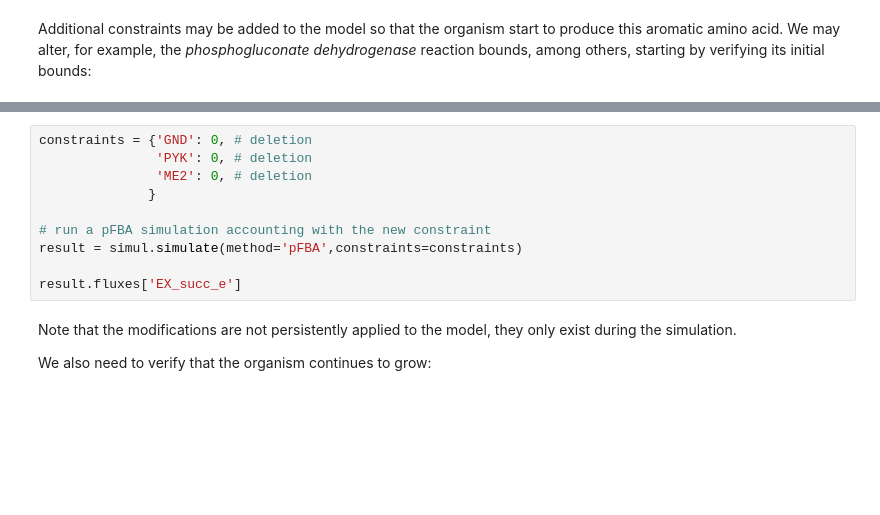
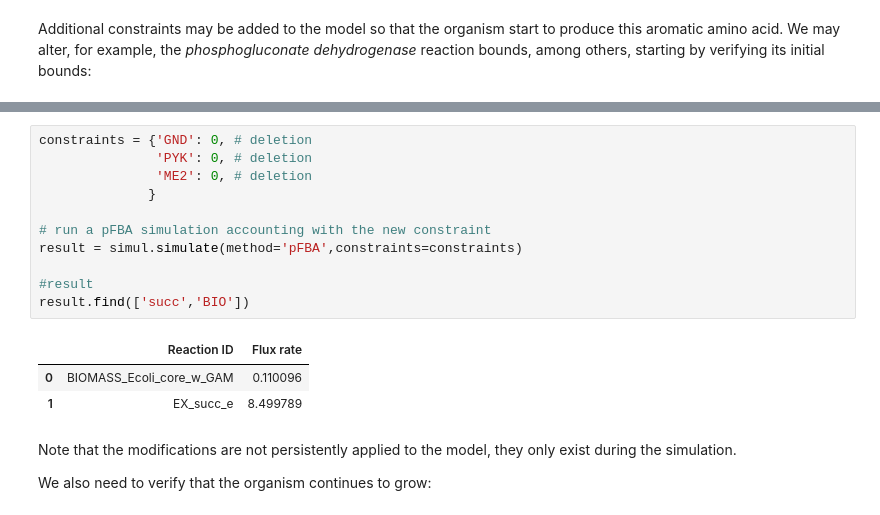
Before and after one commit to BioSystemsUM/s2m2, a Jupyter notebook: mewpy_tutorial/s2m2 - hands-on mewpy - exercise 8.ipynb, the cells around one changed output, grey strips where cells are left out. Saved outputs shown, nothing was run; the diff lists cells and outputs as text; blank space fills up the shorter version.

```diff
--- a/mewpy_tutorial/s2m2 - hands-on mewpy - exercise 8.ipynb
+++ b/mewpy_tutorial/s2m2 - hands-on mewpy - exercise 8.ipynb
@@ -140,13 +304,18 @@ simul.get_reaction_bounds('GND')
 # %%
 constraints = {'GND': 0, # deletion
                'PYK': 0, # deletion
                'ME2': 0, # deletion
               }
 
 # run a pFBA simulation accounting with the new constraint
 result = simul.simulate(method='pFBA',constraints=constraints)
 
-result.fluxes['EX_succ_e']
+#result
+result.find(['succ','BIO'])
+# %% [output]
+|  | Reaction ID | Flux rate |
+| 0 | BIOMASS_Ecoli_core_w_GAM | 0.110096 |
+| 1 | EX_succ_e | 8.499789 |
 # %% [markdown]
 Note that the modifications are not persistently applied to the model, they only exist during the simulation.
 
```
Also changed, not shown: parts of 27 cells of this notebook, 13 other files.
